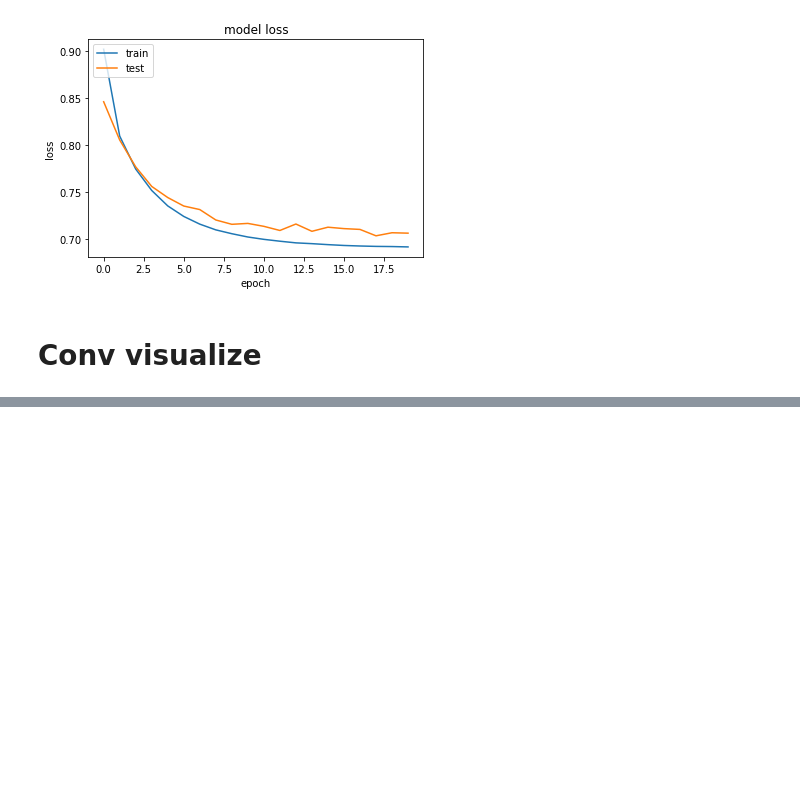
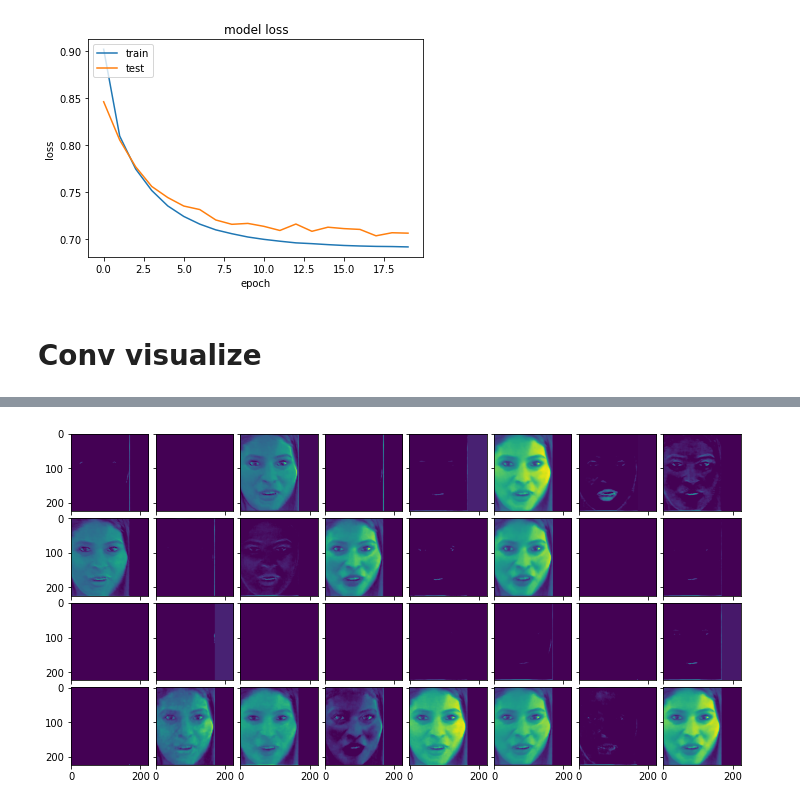
Before and after one commit to sowmen/Deepfake-Challenge-Kaggle, a Jupyter notebook: Logistic_Network_Baseline.ipynb, the cells around one changed output, grey strips where cells are left out. Saved outputs shown, nothing was run; the diff lists cells and outputs as text; code cells hidden in the pictures; blank space fills up the shorter version.

```diff
--- a/Logistic_Network_Baseline.ipynb
+++ b/Logistic_Network_Baseline.ipynb
@@ -1107,0 +1089,3 @@ for layer_name, layer_activation in zip(layer_names, activations): # Displays th
+# %%
+layer1_model = Model(inputs=modelv.inputs, outputs=modelv.layers[0].output)
+layer1_model.summary()
@@ -1107,0 +1105,17 @@ for layer_name, layer_activation in zip(layer_names, activations): # Displays th
+# %%
+feature_maps = layer1_model.predict(img)
+# plot all 64 maps in an 8x8 squares
+fig = plt.figure(figsize=(12, 12))
+grid = ImageGrid(fig, 111,  # similar to subplot(111)
+                 nrows_ncols=(4, 8),  # creates 2x2 grid of axes
+                 axes_pad=0.1,  # pad between axes in inch.
+                 )
+
+ix = 1
+for ax in grid:
+    ax.imshow(feature_maps[0, :, :, ix-1])
+    ix += 1
+# show the figure
+plt.show()
+# %% [output]
+[figure, added]
```
Also changed, not shown: parts of 20 cells of this notebook.
